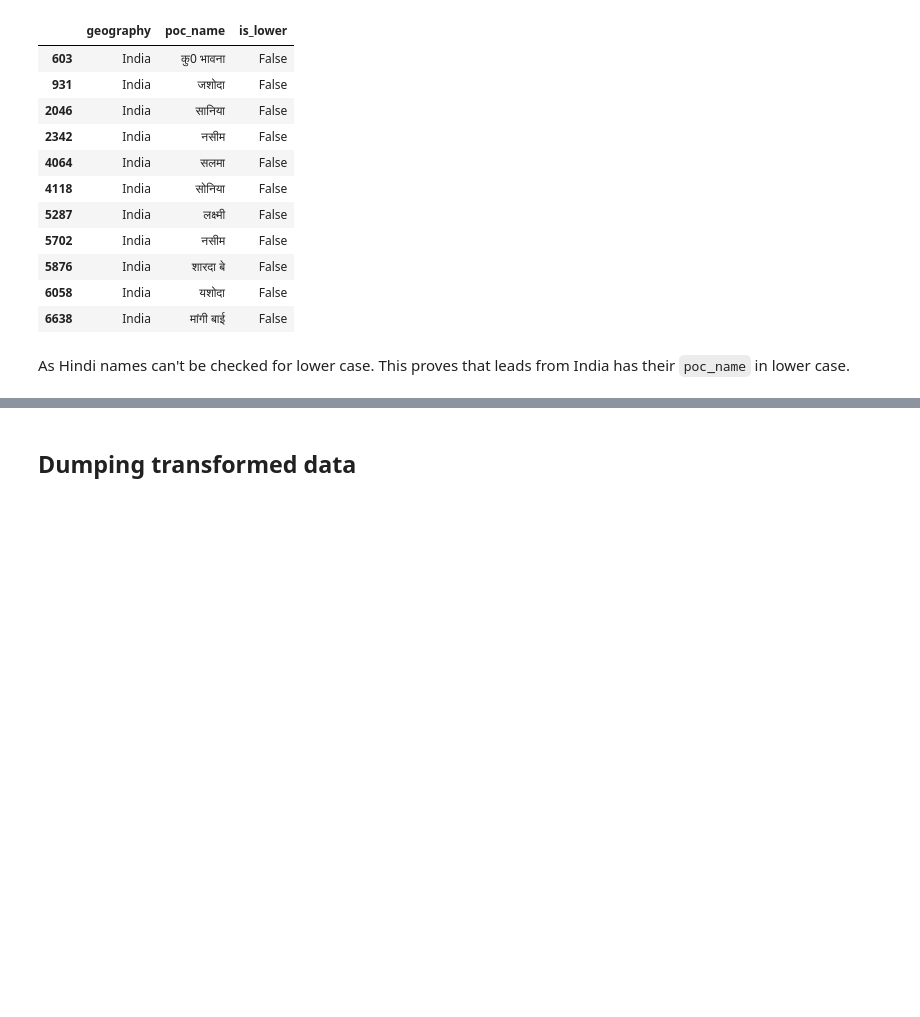
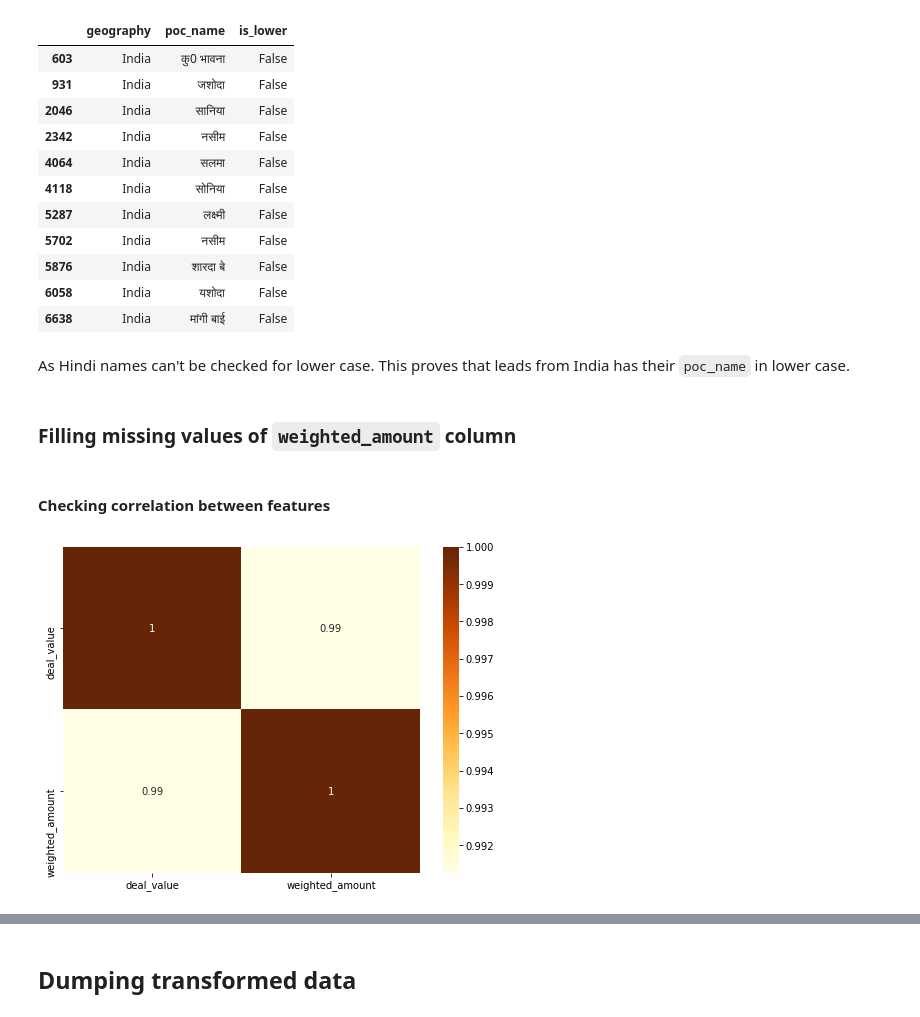
Before and after one commit to sank3t/Reduce-Marketing-Spend, a Jupyter notebook: Data Preparation.ipynb, the cells around one changed output, grey strips where cells are left out. Drawn from its saved outputs; the diff is of its cells as text; code cells hidden in the pictures; blank space fills up the shorter version.

Commit message:
Missing values filled for weighted_amount and strategized deal_value column imputation.

```diff
--- a/Data Preparation.ipynb
+++ b/Data Preparation.ipynb
@@ -275,3 +280,15 @@ As Hindi names can't be checked for lower case. This proves that leads from Indi
 df_train['geography'] = df_train['geography'].fillna(
     df_train['poc_name'].apply(lambda name: fill_geography(check_case(name)))
 )
+# %% [markdown]
+### Filling missing values of `weighted_amount` column
+# %% [markdown]
+#### Checking correlation between features
+# %%
+plt.figure(figsize=(8, 6))
+
+sns.heatmap(df_train[['deal_value', 'weighted_amount']].corr(),
+            annot=True, cmap='YlOrBr')
+plt.show()
+# %% [output]
+[figure, added]
```
Also changed, not shown: parts of 12 cells of this notebook.
